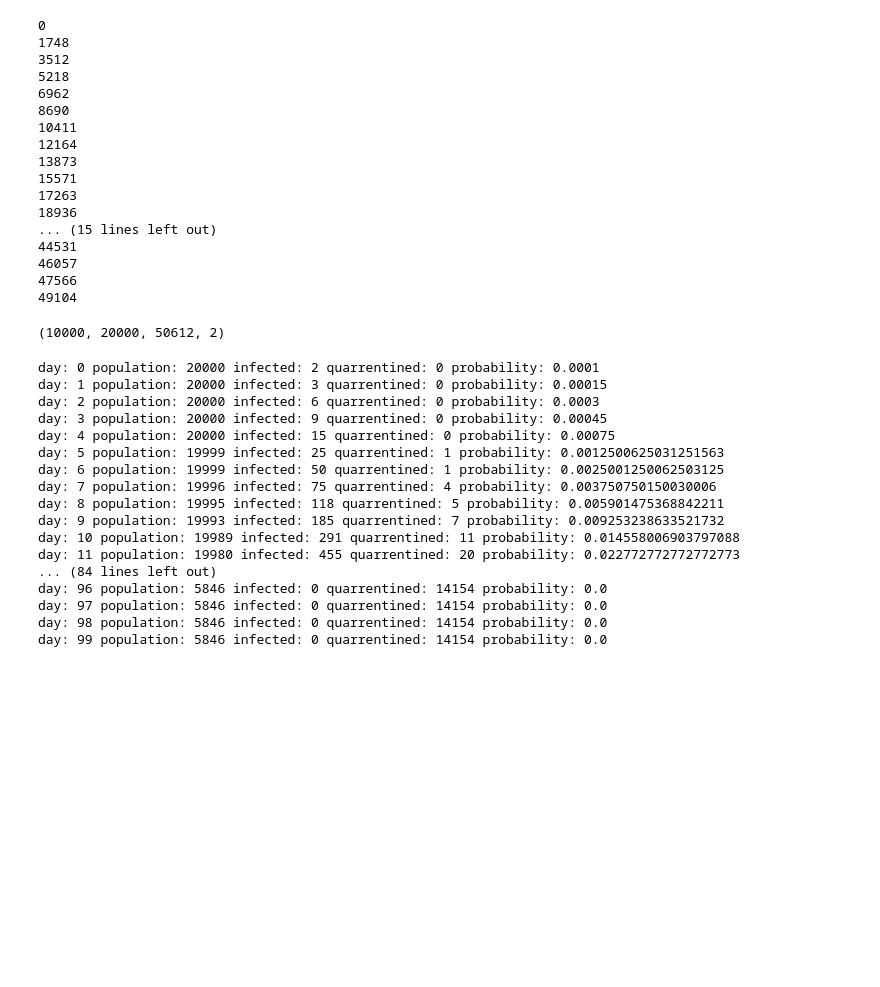
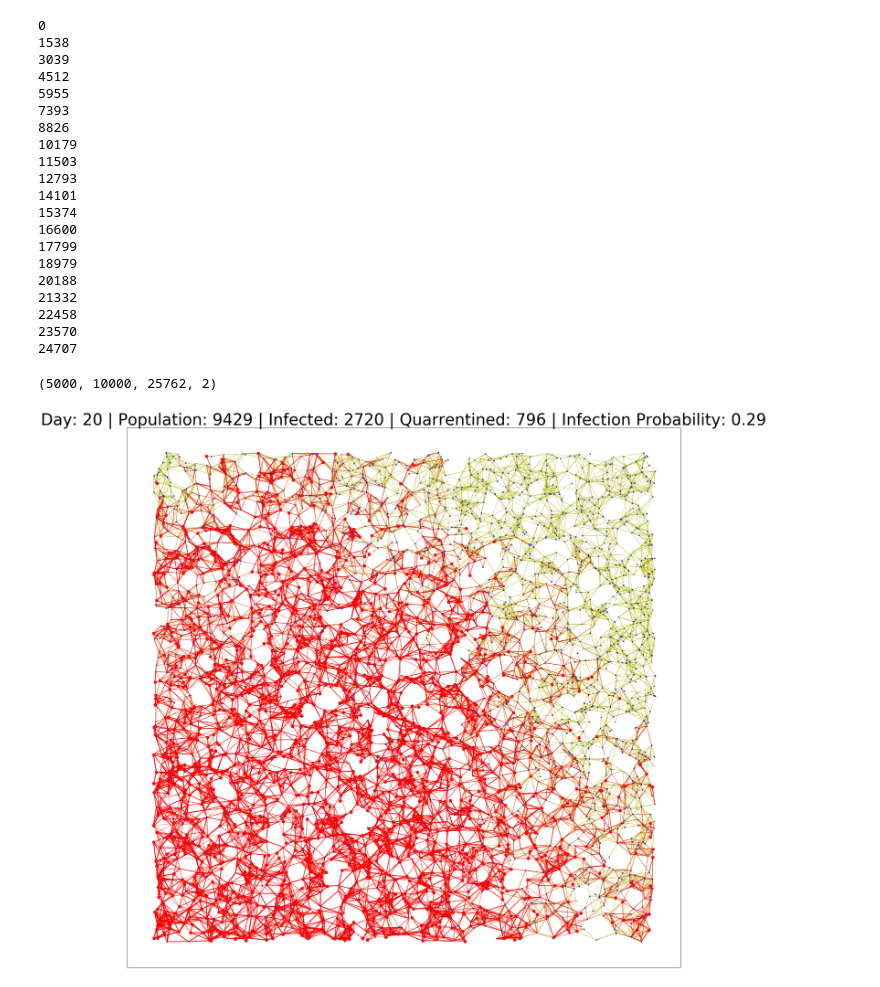
Before and after one commit to SDM-TIB/virus-spread-simulation, a Jupyter notebook: init.ipynb, the cells around one changed output. Saved outputs shown, nothing was run; the diff lists cells and outputs as text; code cells hidden in the pictures; blank space fills up the shorter version.

```diff
--- a/init.ipynb
+++ b/init.ipynb
@@ -14,11 +14,11 @@ from sklearn.metrics.pairwise import euclidean_distances
 from IPython.display import clear_output
 # %%
 def print_stats(day):
-    print("day:", day , "population:", len(population), "infected:", get_status(), "quarrentined:", len(quarrentined), "probability:", get_status()/len(population))
+    return "day:", day , "population:", len(population), "infected:", get_status(), "quarrentined:", len(quarrentined), "probability:", get_status()/len(population)
 # %%
 def gen_rand_coordinates(n):
-    x = np.random.randint(low=0, high=1.5*n, size=n)
-    y = np.random.randint(low=0, high=1.5*n, size=n)
+    x = np.random.randint(low=0, high=2*n, size=n)
+    y = np.random.randint(low=0, high=2*n, size=n)
 
     coordinates = [(i, j) for i, j in zip(x, y)]
 
@@ -66,13 +66,13 @@ def effect_person(person):
     person['effected'] = True
     person['incubation_period'] = np.random.randint(low=5, high=10)
 # %%
-def plot_plot(rw_normal_edges=None, rw_effected_edges=None, clear=False):
+def plot_plot(rw_normal_edges=None, rw_effected_edges=None, clear=False, iter_=0):
     clear_output(wait=clear)
 
     pop = [p['at'] for i, p in population.items()]
     eff = get_p_at()
 
-    plt.figure(0, figsize=(16, 11))
+    plt.figure(0, figsize=(25, 25))
 
     nx.draw_networkx_nodes(G, pos,
                            nodelist=pop,
@@ -84,23 +84,26 @@ def plot_plot(rw_normal_edges=None, rw_effected_edges=None, clear=False):
 
     nx.draw_networkx_edges(G, pos,
                            edgelist=edges,
-                           width=0.5,alpha=0.3,edge_color='b')
+                           width=0.3,alpha=0.3,edge_color='b')
 
     if rw_normal_edges is not None:
         nx.draw_networkx_edges(G,pos,
                                edgelist=rw_normal_edges,
-                               width=0.3,alpha=0.3,edge_color='y')
+                               width=0.5,alpha=0.3,edge_color='y')
 
         nx.draw_networkx_edges(G,pos,
                                edgelist=rw_effected_edges,
-                               width=3,alpha=0.3,edge_color='red')
+                               width=2,alpha=0.3,edge_color='red')
 
     nx.draw_networkx(G, pos, node_size=1, with_labels=False)
+    s = "Day: "+str(iter_)+" | Population: " + str(len(population)) + " | Infected: " + str(get_status()) + " | Quarrentined: " + str(len(quarrentined)) + " | Infection Probability: " + str(round(get_status()/len(population), 2))
+    plt.title(s, fontsize=40)
+    plt.savefig("image"+str(iter_)+".png", format="PNG")
     plt.show()
 # %%
 n_days = 100
 # %%
-n_nodes = 10000
+n_nodes = 5000
 connectivity = 5
 n_population = n_nodes * 2
 n_effected_people = 2 #int(n_population/100)
@@ -133,22 +136,25 @@ while len(set(edges)) < n_nodes * connectivity:
 edges = set(edges)
 # %% [output]
 0
-1748
-3512
-5218
-6962
-8690
-10411
-12164
-13873
-15571
-17263
-18936
-... (15 lines left out)
-44531
-46057
-47566
-49104
+1538
+3039
+4512
+5955
+7393
+8826
+10179
+11503
+12793
+14101
+15374
+16600
+17799
+18979
+20188
+21332
+22458
+23570
+24707
 # %%
 neighbours = {i:[] for i in coordinates_idx}
 for i, j in edges:
@@ -157,7 +163,7 @@ for i, j in edges:
 # %%
 len(coordinates), len(population), len(edges), get_status()
 # %% [output]
-(10000, 20000, 50612, 2)
+(5000, 10000, 25762, 2)
 # %%
 G_dash = nx.Graph()
 for p in tqdm(range(len(coordinates))):
@@ -168,7 +174,6 @@ G = deepcopy(G_dash)
 quarrentined = {}
 # %%
 for day in range(n_days):
-#     plot_plot()
 
     print_stats(day)
 
@@ -184,47 +189,33 @@ for day in range(n_days):
         current_position = person['at']
         _, rw_edges = random_walk(current_position, person)
 
         if person['effected']:
             rw_effected[pid] = rw_edges
             rw_effected_edges += rw_edges
 
             person['incubation_period'] -= 1
 
             if person['incubation_period'] == 0:
                 quarrentined[pid] = person
                 del_pids.append(pid)
         else:
             rw_normal[pid] = rw_edges
             rw_normal_edges += rw_edges
 
     contaminated_paths = Counter(rw_effected_edges)
 
+    plot_plot(iter_=day, rw_effected_edges = rw_effected_edges, rw_normal_edges=rw_normal_edges)
+
     for pid, j in rw_normal.items():
         similar_paths = list(set(j).intersection(set(rw_effected_edges)))
 
         contamination_probability = sum([contaminated_paths[s] for s in similar_paths])
 
         denominator = contamination_confidence + contamination_probability
         if np.random.choice([0, 1], p=[contamination_confidence/denominator, contamination_probability/denominator]):
             effect_person(population[pid])
 
     for pid in del_pids:
         del population[pid]
 # %% [output]
-day: 0 population: 20000 infected: 2 quarrentined: 0 probability: 0.0001
-day: 1 population: 20000 infected: 3 quarrentined: 0 probability: 0.00015
-day: 2 population: 20000 infected: 6 quarrentined: 0 probability: 0.0003
-day: 3 population: 20000 infected: 9 quarrentined: 0 probability: 0.00045
-day: 4 population: 20000 infected: 15 quarrentined: 0 probability: 0.00075
-day: 5 population: 19999 infected: 25 quarrentined: 1 probability: 0.0012500625031251563
-day: 6 population: 19999 infected: 50 quarrentined: 1 probability: 0.0025001250062503125
-day: 7 population: 19996 infected: 75 quarrentined: 4 probability: 0.003750750150030006
-day: 8 population: 19995 infected: 118 quarrentined: 5 probability: 0.005901475368842211
-day: 9 population: 19993 infected: 185 quarrentined: 7 probability: 0.009253238633521732
-day: 10 population: 19989 infected: 291 quarrentined: 11 probability: 0.014558006903797088
-day: 11 population: 19980 infected: 455 quarrentined: 20 probability: 0.022772772772772773
-... (84 lines left out)
-day: 96 population: 5846 infected: 0 quarrentined: 14154 probability: 0.0
-day: 97 population: 5846 infected: 0 quarrentined: 14154 probability: 0.0
-day: 98 population: 5846 infected: 0 quarrentined: 14154 probability: 0.0
-day: 99 population: 5846 infected: 0 quarrentined: 14154 probability: 0.0
+[figure, added]
```
Also changed, not shown: 22 other files.
